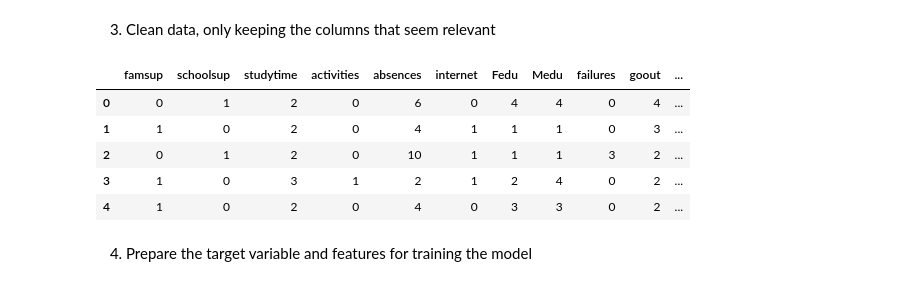
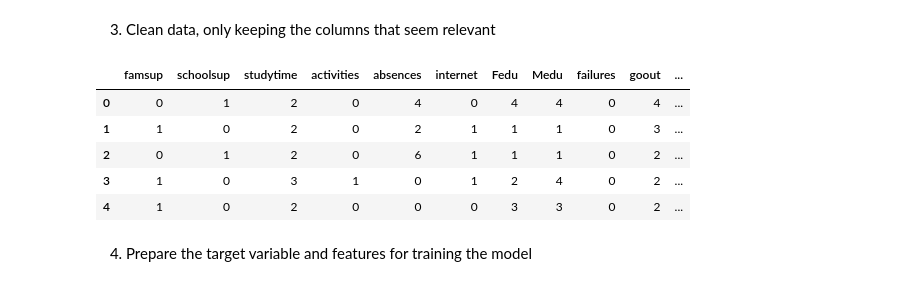
Before and after one commit to Mamun-04/Student_Performance, a Jupyter notebook: student_performance.ipynb, the cells around one changed output. Cells and saved outputs as stored; diff of their text form; code cells hidden in the pictures.

```diff
--- a/student_performance.ipynb
+++ b/student_performance.ipynb
@@ -32,31 +32,31 @@ df.head()
 3. Clean data, only keeping the columns that seem relevant
 # %%
 # Adding a delimiter allows us to separate the columns correctly
-df = pd.read_csv("student-mat.csv", delimiter=';')
+df = pd.read_csv("student-por.csv", delimiter=';')
 
 # The relevant columns
 columns_to_keep = [
     'famsup', 'schoolsup', 'studytime', 'activities',
     'absences', 'internet', 'Fedu', 'Medu', 'failures', 'goout', 'age'
 ]
 
 # G1-3 (the grades) are excluded as students who score high are guaranteed to pass
 
 df = df[columns_to_keep]
 
 # Convert yes/no columns to binary 1/0
 binary_cols = ['famsup', 'schoolsup', 'activities', 'internet']
 df[binary_cols] = df[binary_cols].applymap(lambda x: 1 if x == 'yes' else 0)
 
 # View new dataframe
 df.head()
 # %% [output]
 |  | famsup | schoolsup | studytime | activities | absences | internet | Fedu | Medu | failures | goout | ... |
-| 0 | 0 | 1 | 2 | 0 | 6 | 0 | 4 | 4 | 0 | 4 | ... |
-| 1 | 1 | 0 | 2 | 0 | 4 | 1 | 1 | 1 | 0 | 3 | ... |
-| 2 | 0 | 1 | 2 | 0 | 10 | 1 | 1 | 1 | 3 | 2 | ... |
-| 3 | 1 | 0 | 3 | 1 | 2 | 1 | 2 | 4 | 0 | 2 | ... |
-| 4 | 1 | 0 | 2 | 0 | 4 | 0 | 3 | 3 | 0 | 2 | ... |
+| 0 | 0 | 1 | 2 | 0 | 4 | 0 | 4 | 4 | 0 | 4 | ... |
+| 1 | 1 | 0 | 2 | 0 | 2 | 1 | 1 | 1 | 0 | 3 | ... |
+| 2 | 0 | 1 | 2 | 0 | 6 | 1 | 1 | 1 | 0 | 2 | ... |
+| 3 | 1 | 0 | 3 | 1 | 0 | 1 | 2 | 4 | 0 | 2 | ... |
+| 4 | 1 | 0 | 2 | 0 | 0 | 0 | 3 | 3 | 0 | 2 | ... |
 # %% [markdown]
 4. Prepare the target variable and features for training the model
 # %%
```
Also changed, not shown: parts of 10 cells of this notebook, 1 other file.
